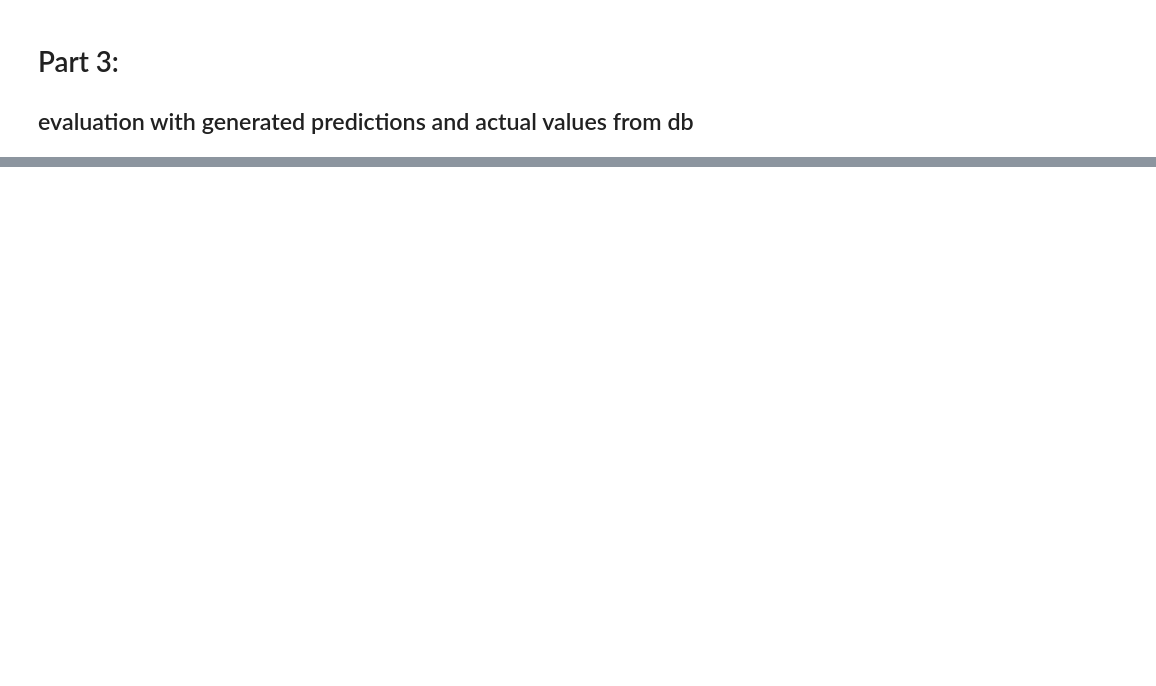
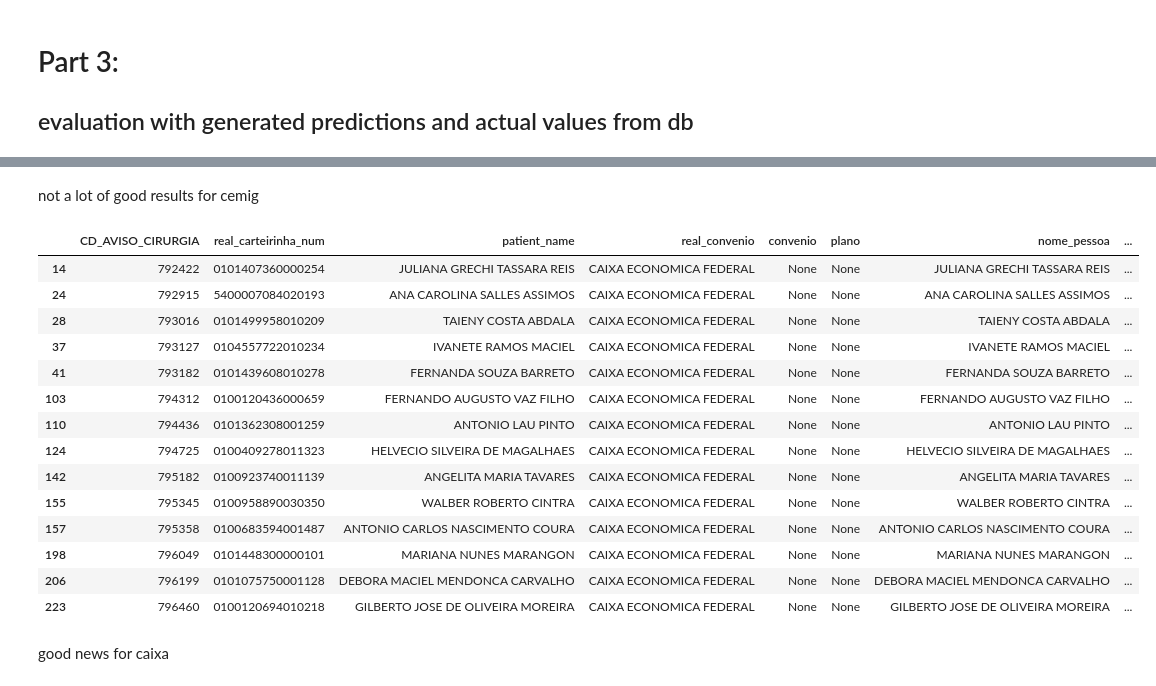
Before and after one commit to joao-thomaz-mle/carteirinha-api, a Jupyter notebook: POC/04_llm_textract_carteirinha_eval.ipynb, the cells around one changed output, grey strips where cells are left out. Saved outputs shown, nothing was run; the diff lists cells and outputs as text; code cells hidden in the pictures; blank space fills up the shorter version.

```diff
--- a/POC/04_llm_textract_carteirinha_eval.ipynb
+++ b/POC/04_llm_textract_carteirinha_eval.ipynb
@@ -214,0 +533,38 @@ eval_df.head()
+# %% [markdown]
+not a lot of good results for cemig
+# %%
+# caixa
+# Filter results for CAIXA ECONOMICA FEDERAL where match status is Mismatch
+# Filter results for CAIXA ECONOMICA FEDERAL where match status is Mismatch
+df_caixa_mismatch = eval_df[
+    (eval_df["real_convenio"] == "CAIXA ECONOMICA FEDERAL") &
+    (eval_df["match_status"] == "Mismatch")
+].copy()  # copy to avoid SettingWithCopyWarning
+
+# Ensure both columns are strings
+numero_str = df_caixa_mismatch["numero_carteirinha"].astype(str)
+real_str = df_caixa_mismatch["real_carteirinha_num"].astype(str)
+
+# Check if numero_carteirinha matches the start of real_numero_carteirinha
+df_caixa_mismatch["potential_match"] = ["Potential Match" if r.startswith(n) else "No Match"
+                                        for n, r in zip(numero_str, real_str)]
+
+df_caixa_mismatch
+# %% [output]
+|  | CD_AVISO_CIRURGIA | real_carteirinha_num | patient_name | real_convenio | convenio | plano | nome_pessoa | ... |
+| 14 | 792422 | 0101407360000254 | JULIANA GRECHI TASSARA REIS | CAIXA ECONOMICA FEDERAL | None | None | JULIANA GRECHI TASSARA REIS | ... |
+| 24 | 792915 | 5400007084020193 | ANA CAROLINA SALLES ASSIMOS | CAIXA ECONOMICA FEDERAL | None | None | ANA CAROLINA SALLES ASSIMOS | ... |
+| 28 | 793016 | 0101499958010209 | TAIENY COSTA ABDALA | CAIXA ECONOMICA FEDERAL | None | None | TAIENY COSTA ABDALA | ... |
+| 37 | 793127 | 0104557722010234 | IVANETE RAMOS MACIEL | CAIXA ECONOMICA FEDERAL | None | None | IVANETE RAMOS MACIEL | ... |
+| 41 | 793182 | 0101439608010278 | FERNANDA SOUZA BARRETO | CAIXA ECONOMICA FEDERAL | None | None | FERNANDA SOUZA BARRETO | ... |
+| 103 | 794312 | 0100120436000659 | FERNANDO AUGUSTO VAZ FILHO | CAIXA ECONOMICA FEDERAL | None | None | FERNANDO AUGUSTO VAZ FILHO | ... |
+| 110 | 794436 | 0101362308001259 | ANTONIO LAU PINTO | CAIXA ECONOMICA FEDERAL | None | None | ANTONIO LAU PINTO | ... |
+| 124 | 794725 | 0100409278011323 | HELVECIO SILVEIRA DE MAGALHAES | CAIXA ECONOMICA FEDERAL | None | None | HELVECIO SILVEIRA DE MAGALHAES | ... |
+| 142 | 795182 | 0100923740011139 | ANGELITA MARIA TAVARES | CAIXA ECONOMICA FEDERAL | None | None | ANGELITA MARIA TAVARES | ... |
+| 155 | 795345 | 0100958890030350 | WALBER ROBERTO CINTRA | CAIXA ECONOMICA FEDERAL | None | None | WALBER ROBERTO CINTRA | ... |
+| 157 | 795358 | 0100683594001487 | ANTONIO CARLOS NASCIMENTO COURA | CAIXA ECONOMICA FEDERAL | None | None | ANTONIO CARLOS NASCIMENTO COURA | ... |
+| 198 | 796049 | 0101448300000101 | MARIANA NUNES MARANGON | CAIXA ECONOMICA FEDERAL | None | None | MARIANA NUNES MARANGON | ... |
+| 206 | 796199 | 0101075750001128 | DEBORA MACIEL MENDONCA CARVALHO | CAIXA ECONOMICA FEDERAL | None | None | DEBORA MACIEL MENDONCA CARVALHO | ... |
+| 223 | 796460 | 0100120694010218 | GILBERTO JOSE DE OLIVEIRA MOREIRA | CAIXA ECONOMICA FEDERAL | None | None | GILBERTO JOSE DE OLIVEIRA MOREIRA | ... |
+# %% [markdown]
+good news for caixa
```
Also changed, not shown: parts of 21 cells of this notebook, 2 other files.
